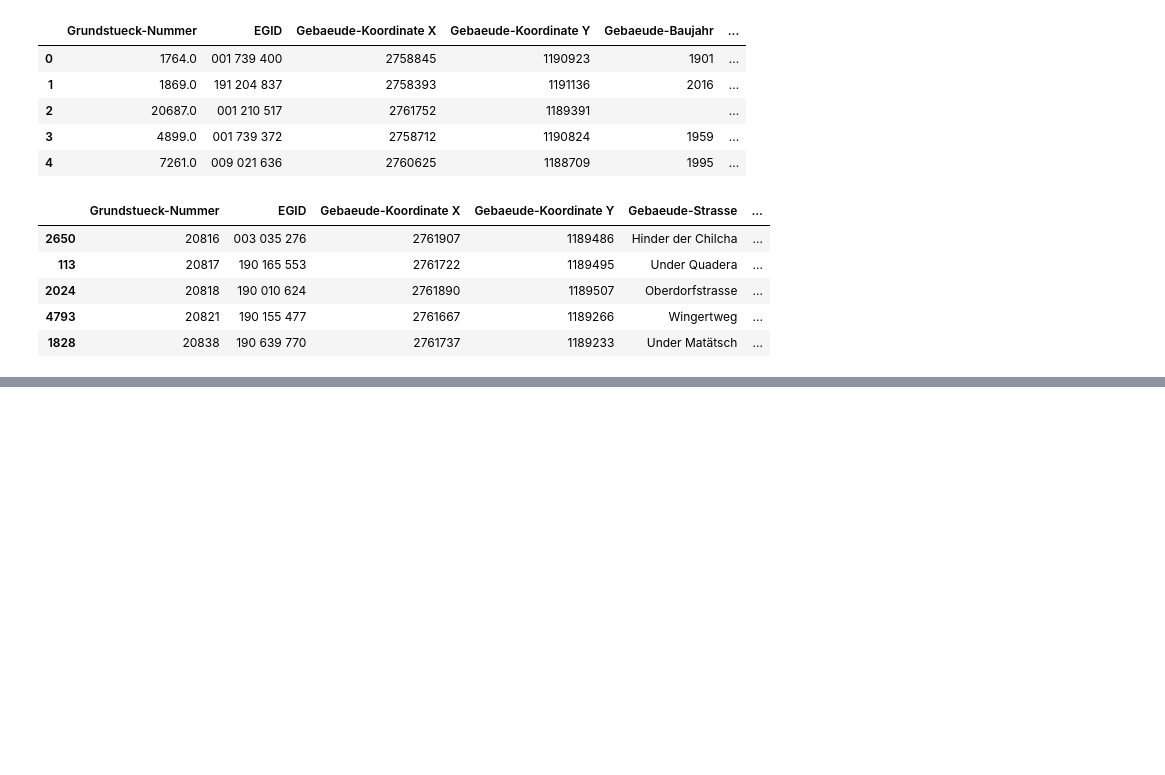
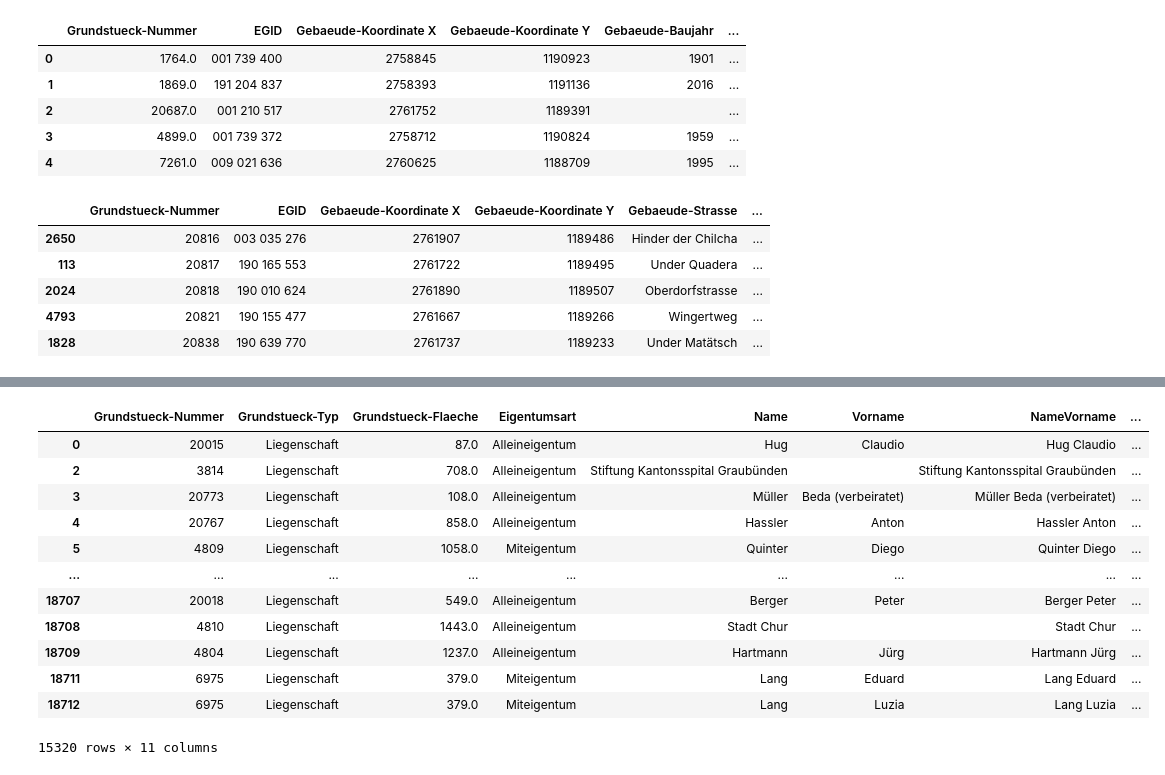
Before and after one commit to RetoFurter/MAZ-Abschlussarbeit, a Jupyter notebook: Liegenschaften Chur/003_EGID_und_Grundstückdaten_zusammen_in_DataFrame.ipynb, the cells around one changed output, grey strips where cells are left out. Cells and saved outputs as stored; diff of their text form; code cells hidden in the pictures; blank space fills up the shorter version.

```diff
--- a/Liegenschaften Chur/003_EGID_und_Grundstückdaten_zusammen_in_DataFrame.ipynb
+++ b/Liegenschaften Chur/003_EGID_und_Grundstückdaten_zusammen_in_DataFrame.ipynb
@@ -163 +178,17 @@ baurecht = houses[houses['Grundstueck-Typ'] == 'SelbstRecht, Baurecht']
 grundstueck = gis[gis['Grundstueck-Typ'] == "Liegenschaft"]
+# %%
+grundstueck
+# %% [output]
+|  | Grundstueck-Nummer | Grundstueck-Typ | Grundstueck-Flaeche | Eigentumsart | Name | Vorname | NameVorname | ... |
+| 0 | 20015 | Liegenschaft | 87.0 | Alleineigentum | Hug | Claudio | Hug Claudio | ... |
+| 2 | 3814 | Liegenschaft | 708.0 | Alleineigentum | Stiftung Kantonsspital Graubünden |  | Stiftung Kantonsspital Graubünden | ... |
+| 3 | 20773 | Liegenschaft | 108.0 | Alleineigentum | Müller | Beda (verbeiratet) | Müller Beda (verbeiratet) | ... |
+| 4 | 20767 | Liegenschaft | 858.0 | Alleineigentum | Hassler | Anton | Hassler Anton | ... |
+| 5 | 4809 | Liegenschaft | 1058.0 | Miteigentum | Quinter | Diego | Quinter Diego | ... |
+| ... | ... | ... | ... | ... | ... | ... | ... | ... |
+| 18707 | 20018 | Liegenschaft | 549.0 | Alleineigentum | Berger | Peter | Berger Peter | ... |
+| 18708 | 4810 | Liegenschaft | 1443.0 | Alleineigentum | Stadt Chur |  | Stadt Chur | ... |
+| 18709 | 4804 | Liegenschaft | 1237.0 | Alleineigentum | Hartmann | Jürg | Hartmann Jürg | ... |
+| 18711 | 6975 | Liegenschaft | 379.0 | Miteigentum | Lang | Eduard | Lang Eduard | ... |
+| 18712 | 6975 | Liegenschaft | 379.0 | Miteigentum | Lang | Luzia | Lang Luzia | ... |
+15320 rows × 11 columns
```
Also changed, not shown: parts of 11 cells of this notebook, 3 other files.
